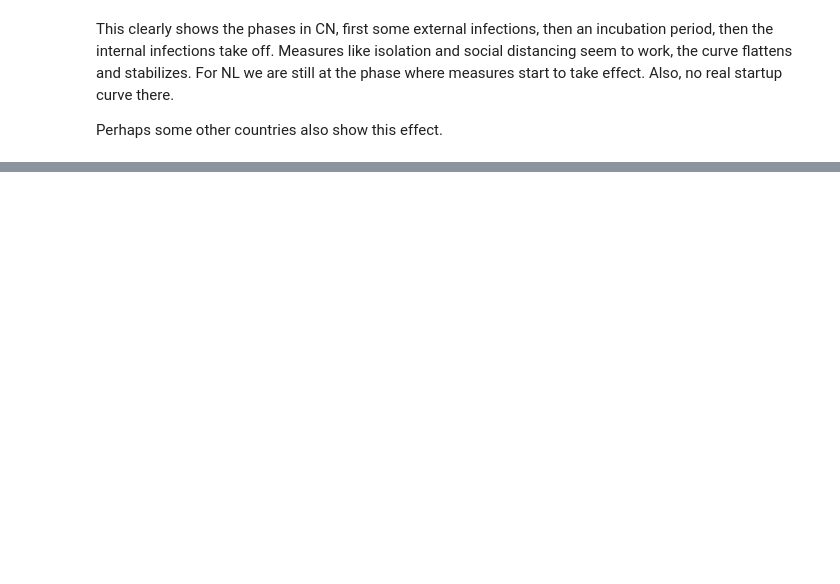
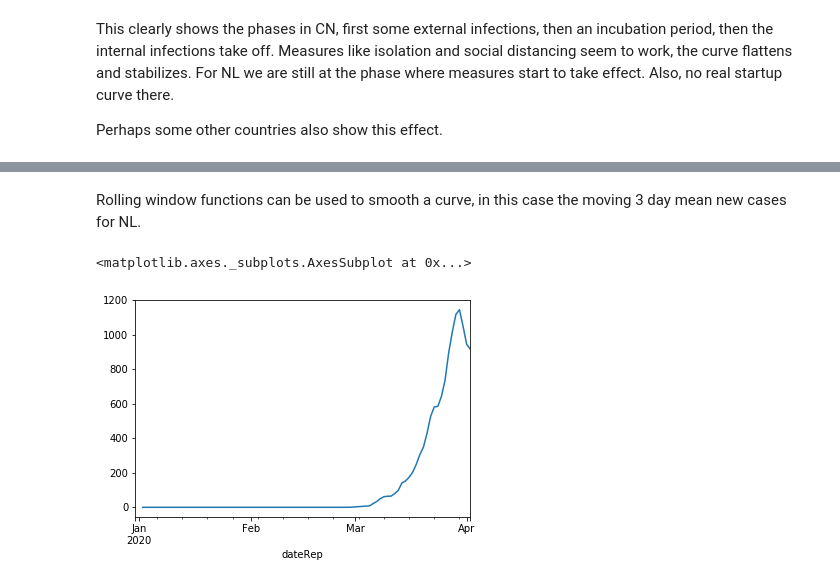
Before and after one commit to R3dje/COVID19, a Jupyter notebook: EUCDC.ipynb, the cells around one changed output, grey strips where cells are left out. Cells and saved outputs as stored; diff of their text form; code cells hidden in the pictures; blank space fills up the shorter version.

```diff
--- a/EUCDC.ipynb
+++ b/EUCDC.ipynb
@@ -135,0 +143,7 @@ Keep exploring!
+# %% [markdown]
+Rolling window functions can be used to smooth a curve, in this case the moving 3 day mean new cases for NL.
+# %%
+df_geo['NL'].rolling(3).mean().plot()
+# %% [output]
+<matplotlib.axes._subplots.AxesSubplot at 0x...>
+[figure, added]
```
Also changed, not shown: parts of 18 cells of this notebook.
